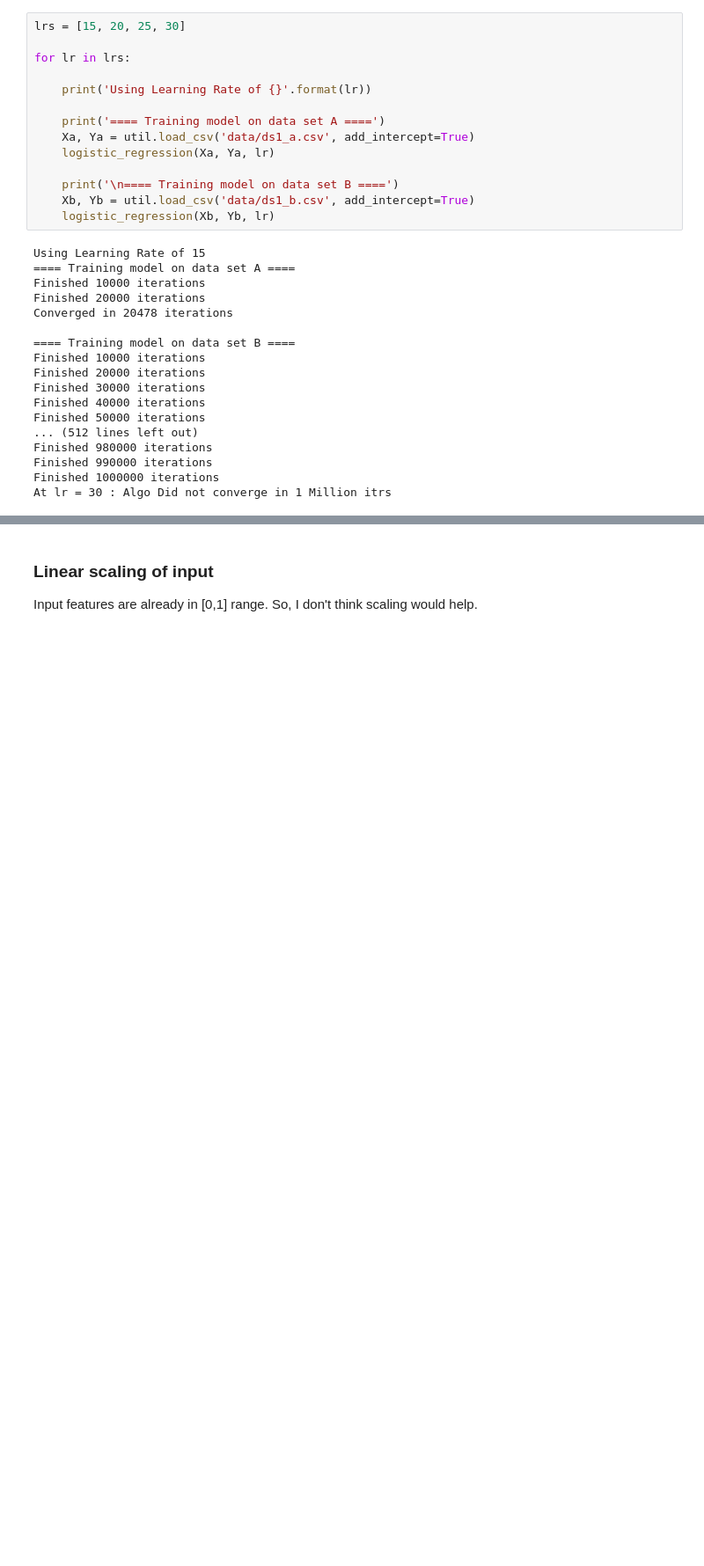
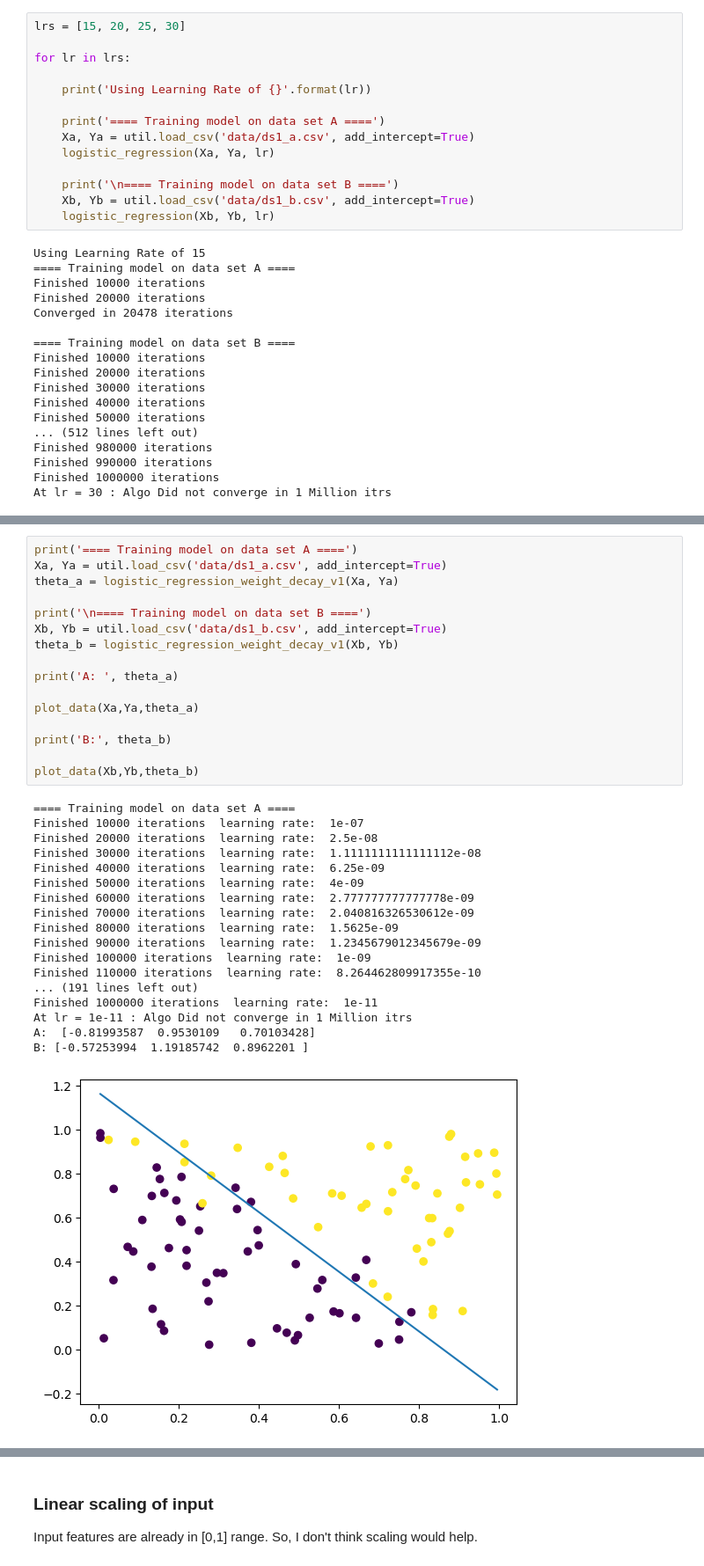
Before and after one commit to mgupta70/CS229_ML_2018, a Jupyter notebook: PS2/PS2_Q1.ipynb, the cells around one changed output, grey strips where cells are left out. Shown: that part at 88% size. Cells and saved outputs as stored; diff of their text form; blank space fills up the shorter version.

Commit message:
updated weight_decay

```diff
--- a/PS2/PS2_Q1.ipynb
+++ b/PS2/PS2_Q1.ipynb
@@ -177,0 +225,35 @@ At lr = 30 : Algo Did not converge in 1 Million itrs
+# %%
+print('==== Training model on data set A ====')
+Xa, Ya = util.load_csv('data/ds1_a.csv', add_intercept=True)
+theta_a = logistic_regression_weight_decay_v1(Xa, Ya)
+
+print('\n==== Training model on data set B ====')
+Xb, Yb = util.load_csv('data/ds1_b.csv', add_intercept=True)
+theta_b = logistic_regression_weight_decay_v1(Xb, Yb)
+
+print('A: ', theta_a)
+
+plot_data(Xa,Ya,theta_a)
+
+print('B:', theta_b)
+
+plot_data(Xb,Yb,theta_b)
+# %% [output]
+==== Training model on data set A ====
+Finished 10000 iterations  learning rate:  1e-07
+Finished 20000 iterations  learning rate:  2.5e-08
+Finished 30000 iterations  learning rate:  1.1111111111111112e-08
+Finished 40000 iterations  learning rate:  6.25e-09
+Finished 50000 iterations  learning rate:  4e-09
+Finished 60000 iterations  learning rate:  2.777777777777778e-09
+Finished 70000 iterations  learning rate:  2.040816326530612e-09
+Finished 80000 iterations  learning rate:  1.5625e-09
+Finished 90000 iterations  learning rate:  1.2345679012345679e-09
+Finished 100000 iterations  learning rate:  1e-09
+Finished 110000 iterations  learning rate:  8.264462809917355e-10
+... (191 lines left out)
+Finished 1000000 iterations  learning rate:  1e-11
+At lr = 1e-11 : Algo Did not converge in 1 Million itrs
+A:  [-0.81993587  0.9530109   0.70103428]
+B: [-0.57253994  1.19185742  0.8962201 ]
+[figure, added]
```
Also changed, not shown: parts of 14 cells of this notebook.
